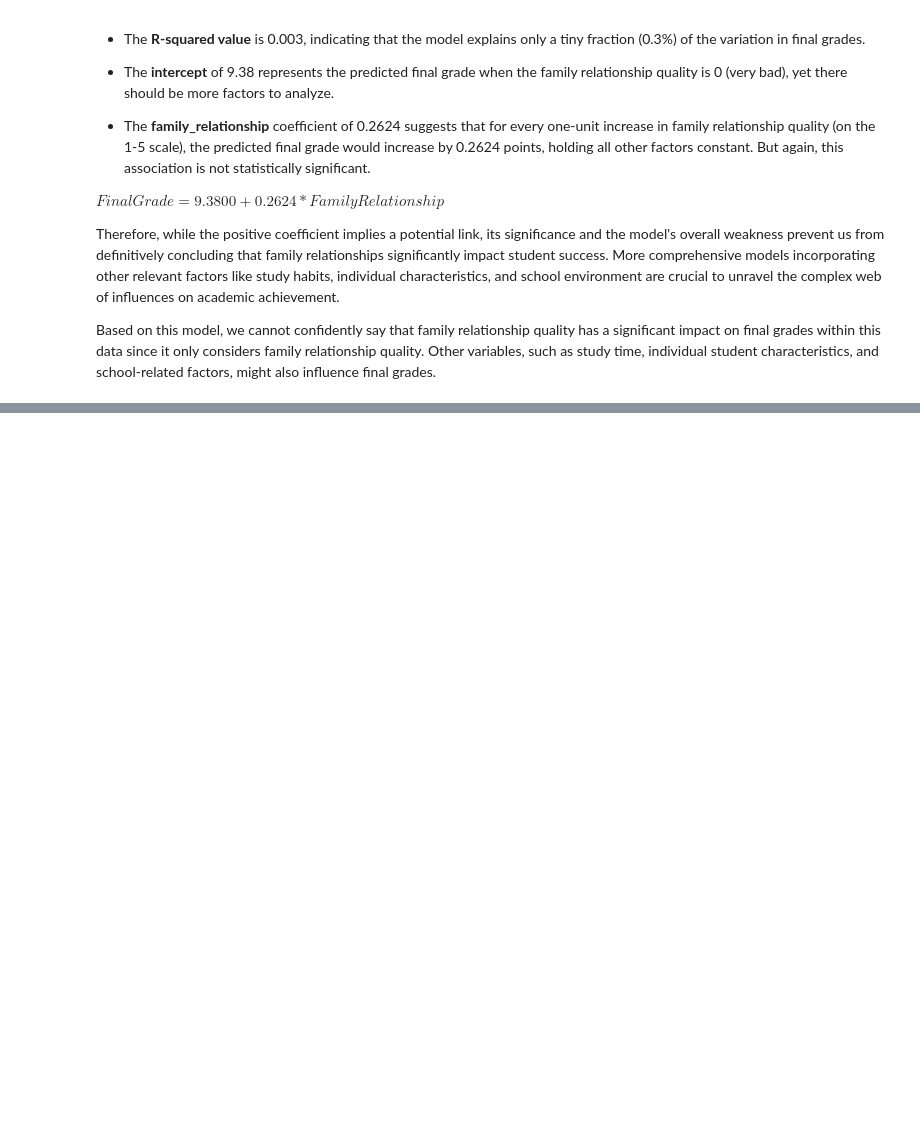
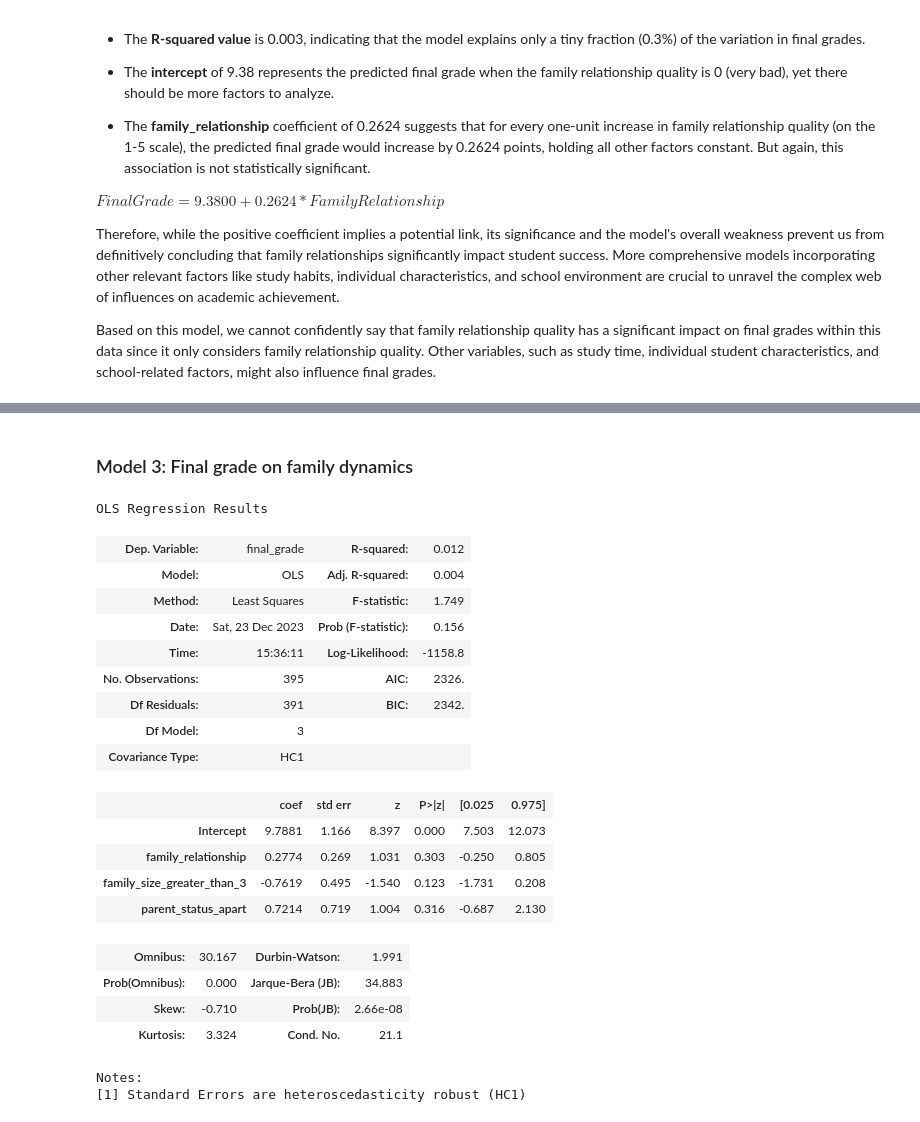
Before and after one commit to Alejandra-savagebriz/DA2, a Jupyter notebook: FinalProjectDA2_OK.ipynb, the cells around one changed output, grey strips where cells are left out. Cells and saved outputs as stored; diff of their text form; code cells hidden in the pictures; blank space fills up the shorter version.

```diff
--- a/FinalProjectDA2_OK.ipynb
+++ b/FinalProjectDA2_OK.ipynb
@@ -810,0 +880,37 @@ Based on this model, we cannot confidently say that family relationship quality
+# %% [markdown]
+### Model 3: Final grade on family dynamics
+# %%
+import statsmodels.api as sm
+
+X = df[['family_relationship','family_size_greater_than_3', 'parent_status_apart']]
+y = df['final_grade']
+
+X = sm.add_constant(X)  # Add a constant term
+model = sm.OLS(y, X).fit()
+#print(model.summary())
+
+# use robust std
+reg3 = smf.ols(formula="final_grade~family_relationship+family_size_greater_than_3+parent_status_apart", data=df).fit(cov_type="HC1")
+reg3.summary()
+# %% [output]
+OLS Regression Results
+| Dep. Variable: | final_grade | R-squared: | 0.012 |
+| Model: | OLS | Adj. R-squared: | 0.004 |
+| Method: | Least Squares | F-statistic: | 1.749 |
+| Date: | Sat, 23 Dec 2023 | Prob (F-statistic): | 0.156 |
+| Time: | 15:36:11 | Log-Likelihood: | -1158.8 |
+| No. Observations: | 395 | AIC: | 2326. |
+| Df Residuals: | 391 | BIC: | 2342. |
+| Df Model: | 3 |  |  |
+| Covariance Type: | HC1 |  |  |
+|  | coef | std err | z | P>|z| | [0.025 | 0.975] |
+| Intercept | 9.7881 | 1.166 | 8.397 | 0.000 | 7.503 | 12.073 |
+| family_relationship | 0.2774 | 0.269 | 1.031 | 0.303 | -0.250 | 0.805 |
+| family_size_greater_than_3 | -0.7619 | 0.495 | -1.540 | 0.123 | -1.731 | 0.208 |
+| parent_status_apart | 0.7214 | 0.719 | 1.004 | 0.316 | -0.687 | 2.130 |
+| Omnibus: | 30.167 | Durbin-Watson: | 1.991 |
+| Prob(Omnibus): | 0.000 | Jarque-Bera (JB): | 34.883 |
+| Skew: | -0.710 | Prob(JB): | 2.66e-08 |
+| Kurtosis: | 3.324 | Cond. No. | 21.1 |
+Notes:
+[1] Standard Errors are heteroscedasticity robust (HC1)
```
Also changed, not shown: parts of 5 cells of this notebook.
